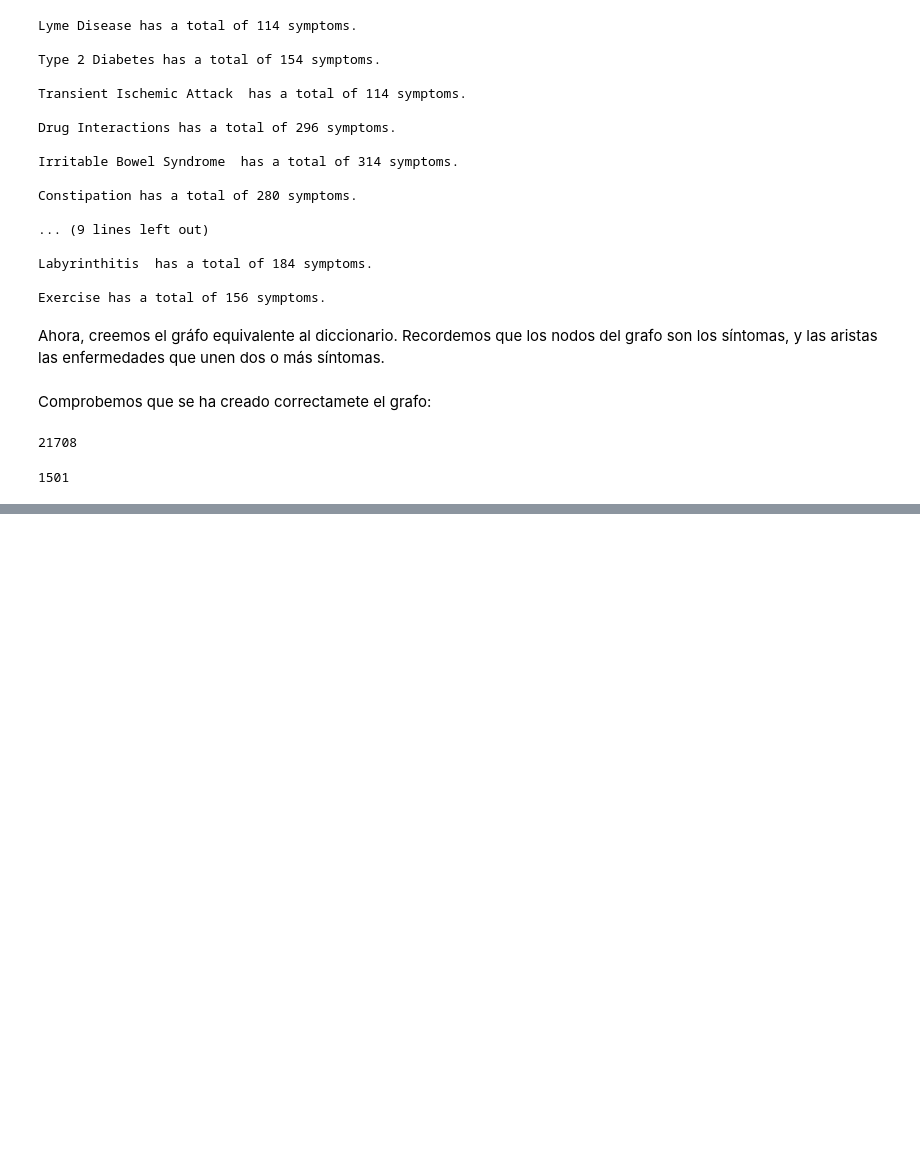
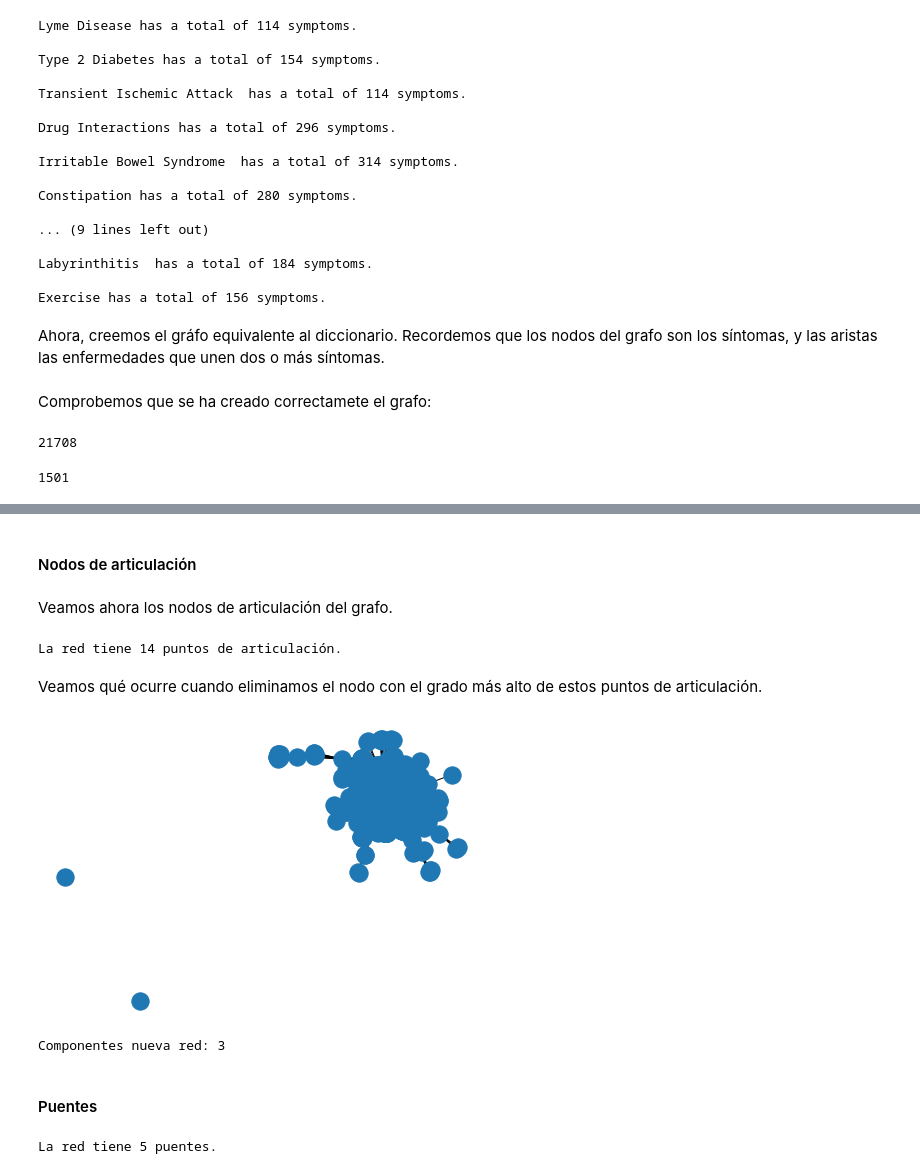
Before and after one commit to magheata/xc_practica1, a Jupyter notebook: diseases_a.ipynb, the cells around one changed output, grey strips where cells are left out. Saved outputs shown, nothing was run; the diff lists cells and outputs as text; code cells hidden in the pictures; blank space fills up the shorter version.

```diff
--- a/diseases_a.ipynb
+++ b/diseases_a.ipynb
@@ -98,0 +134,2 @@ G.number_of_nodes()
+# %%
+cc = list(nx.connected_components(G_original))
@@ -98,0 +142,2 @@ G.number_of_nodes()
+# %%
+G = G_original.subgraph(max(cc, key=len))
@@ -463,0 +198,29 @@ for (i, community) in enumerate(communities):
+# %% [markdown]
+#### Nodos de articulación
+# %% [markdown]
+Veamos ahora los nodos de articulación del grafo.
+# %%
+articulation_points = list(nx.articulation_points(G))
+print(f"La red tiene {len(articulation_points)} puntos de articulación.")
+# %% [output]
+La red tiene 14 puntos de articulación.
+# %% [markdown]
+Veamos qué ocurre cuando eliminamos el nodo con el grado más alto de estos puntos de articulación.
+# %%
+G_del_node = G.copy()
+G_del_node.remove_node(max(list(G.degree(articulation_points)))[0])
+# %%
+nx.draw_spring(G_del_node)
+# %% [output]
+[figure, added]
+# %%
+print(f"Componentes nueva red: {len(list(nx.connected_components(G_del_node)))}")
+# %% [output]
+Componentes nueva red: 3
+# %% [markdown]
+#### Puentes
+# %%
+bridges = list(nx.bridges(G))
+print(f"La red tiene {len(bridges)} puentes.")
+# %% [output]
+La red tiene 5 puentes.
```
Also changed, not shown: parts of 192 cells of this notebook, 25 other files.
